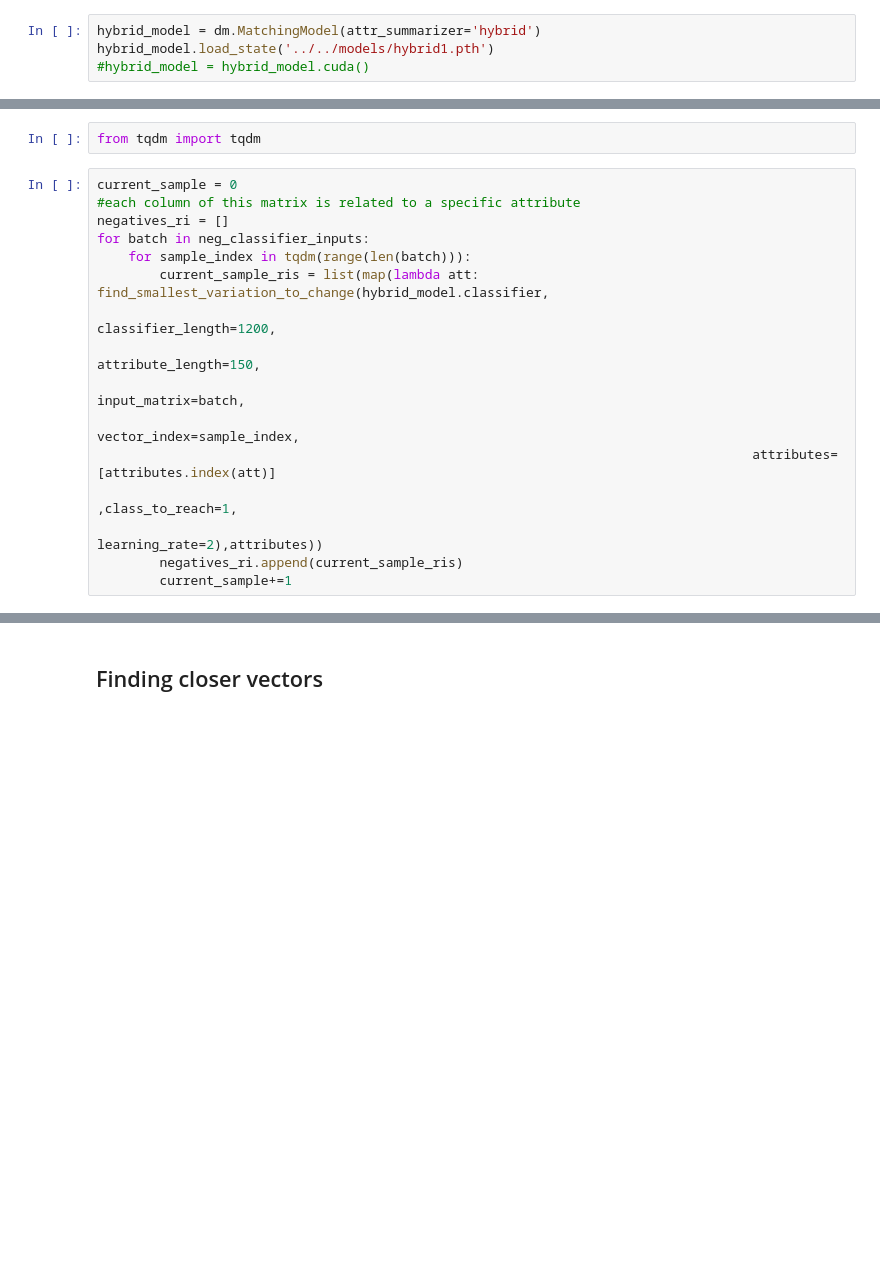
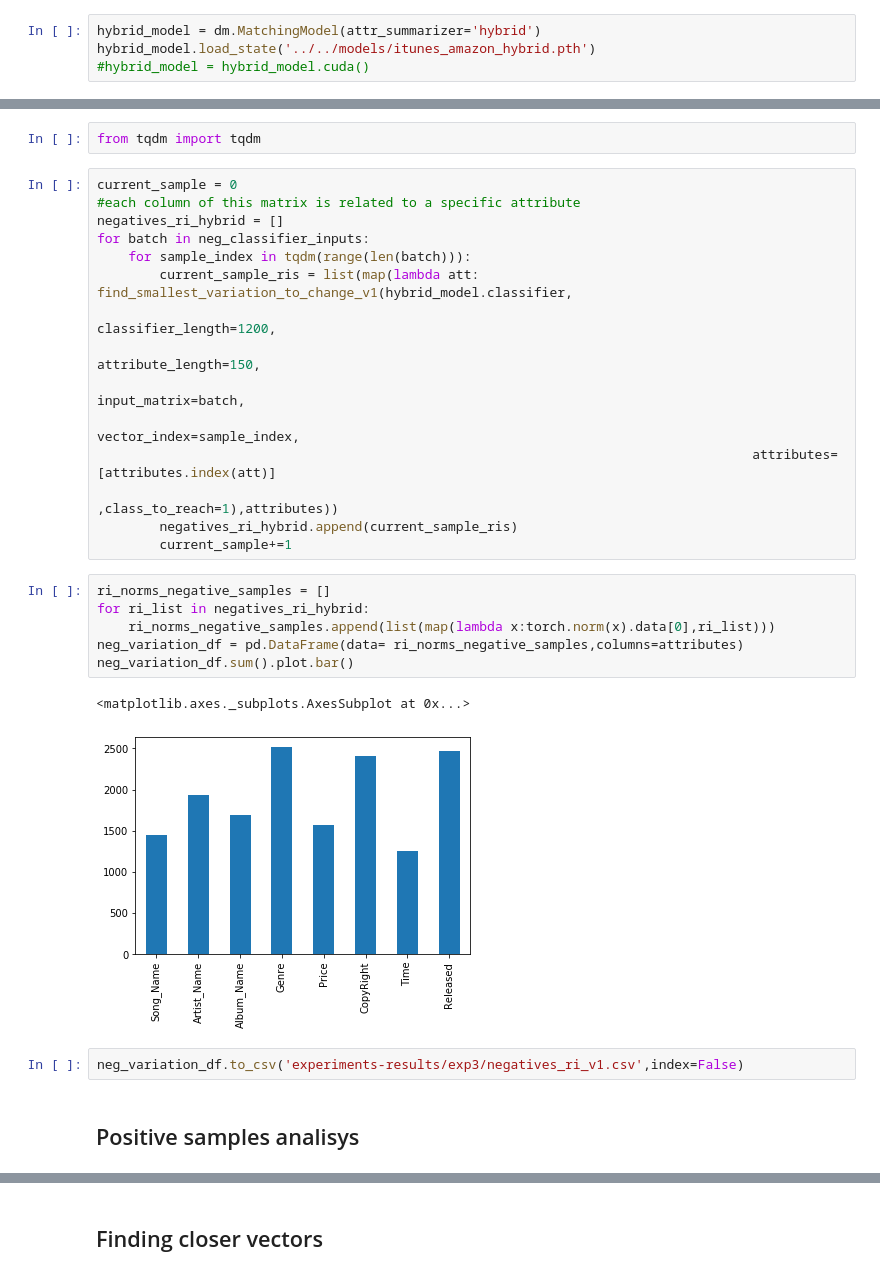
Before and after one commit to vincenzomartello/deepmatcher-experiments, a Jupyter notebook: notebooks/iTunes-Amazon/exp3.ipynb, the cells around one changed output, grey strips where cells are left out. Drawn from its saved outputs; the diff is of its cells as text; blank space fills up the shorter version.

Commit message:
experiments on new dataset

```diff
--- a/notebooks/iTunes-Amazon/exp3.ipynb
+++ b/notebooks/iTunes-Amazon/exp3.ipynb
@@ -12,7 +12,7 @@ import pandas as pd
 from torch.autograd import Variable
 # %%
 hybrid_model = dm.MatchingModel(attr_summarizer='hybrid')
-hybrid_model.load_state('../../models/hybrid1.pth')
+hybrid_model.load_state('../../models/itunes_amazon_hybrid.pth')
 #hybrid_model = hybrid_model.cuda()
 # %% [markdown]
 ## Datasets creation
@@ -47,16 +39,28 @@ from tqdm import tqdm
 # %%
 current_sample = 0
 #each column of this matrix is related to a specific attribute
-negatives_ri = []
+negatives_ri_hybrid = []
 for batch in neg_classifier_inputs:
     for sample_index in tqdm(range(len(batch))):
-        current_sample_ris = list(map(lambda att: find_smallest_variation_to_change(hybrid_model.classifier,
+        current_sample_ris = list(map(lambda att: find_smallest_variation_to_change_v1(hybrid_model.classifier,
                                                                                     classifier_length=1200,
                                                                                     attribute_length=150,
                                                                                     input_matrix=batch,
                                                                                     vector_index=sample_index,
                                                                                     attributes=[attributes.index(att)]
-                                                                                    ,class_to_reach=1,
-                                                                                   learning_rate=2),attributes))
-        negatives_ri.append(current_sample_ris)
+                                                                                    ,class_to_reach=1),attributes))
+        negatives_ri_hybrid.append(current_sample_ris)
         current_sample+=1
+# %%
+ri_norms_negative_samples = []
+for ri_list in negatives_ri_hybrid:
+    ri_norms_negative_samples.append(list(map(lambda x:torch.norm(x).data[0],ri_list)))
+neg_variation_df = pd.DataFrame(data= ri_norms_negative_samples,columns=attributes)
+neg_variation_df.sum().plot.bar()
+# %% [output]
+<matplotlib.axes._subplots.AxesSubplot at 0x...>
+[figure, added]
+# %%
+neg_variation_df.to_csv('experiments-results/exp3/negatives_ri_v1.csv',index=False)
+# %% [markdown]
+## Positive samples analisys
```
Also changed, not shown: parts of 39 cells of this notebook, 32 other files.
